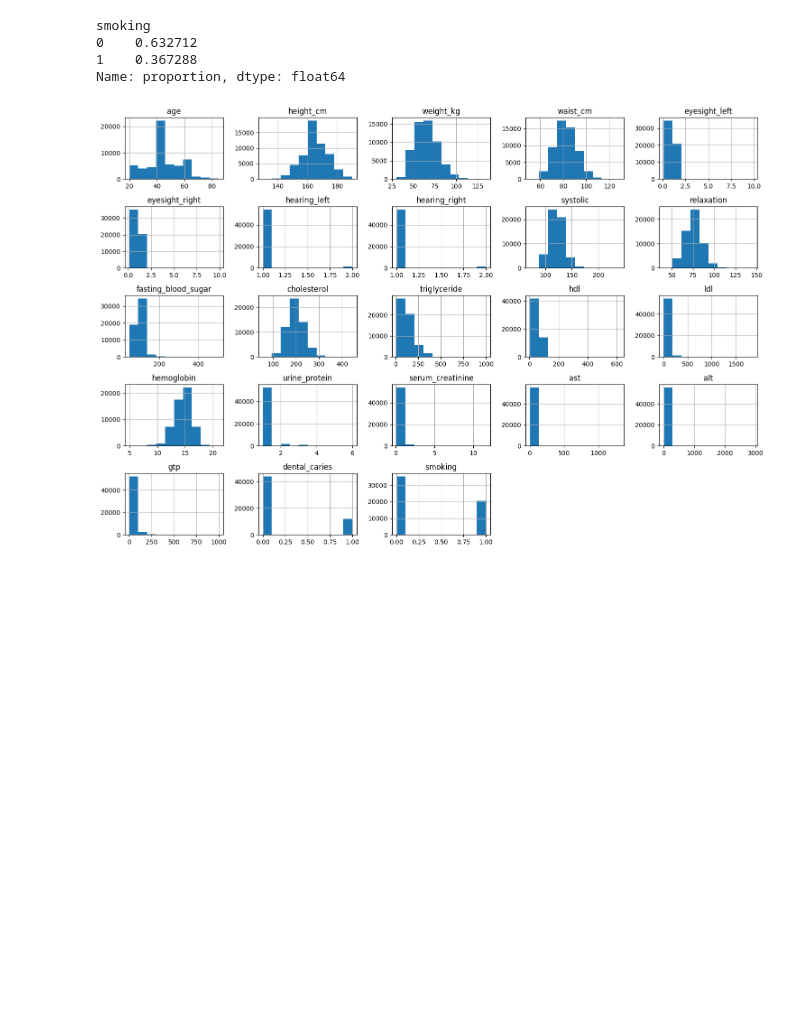
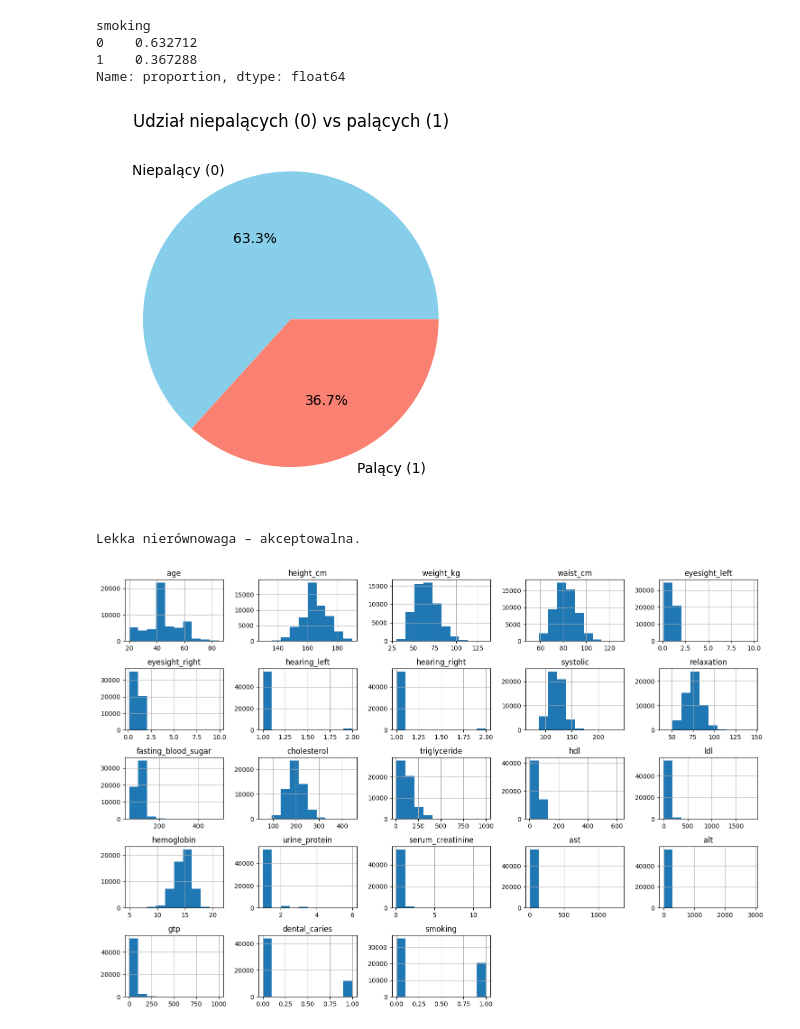
Before and after one commit to msnaspers/ml-pg2025, a Jupyter notebook: projekt_zaliczeniowy.ipynb, the cells around one changed output. Drawn from its saved outputs; the diff is of its cells as text; code cells hidden in the pictures; blank space fills up the shorter version.

```diff
--- a/projekt_zaliczeniowy.ipynb
+++ b/projekt_zaliczeniowy.ipynb
@@ -208,6 +298,34 @@ smoking
 0    0.632712
 1    0.367288
 Name: proportion, dtype: float64
+# %%
+labels = ['Niepalący (0)', 'Palący (1)']
+
+df['smoking'].value_counts(normalize=True).plot(
+    kind='pie',
+    autopct='%1.1f%%',
+    labels=labels,
+    colors=['skyblue', 'salmon'],
+    title='Udział niepalących (0) vs palących (1)',
+    ylabel=''
+)
+plt.show()
+# %% [output]
+[figure, added]
+# %%
+udzial = df['smoking'].value_counts(normalize=True) * 100
+wieksza = udzial.max()
+
+if wieksza <= 60:
+    print("Dane są dobrze zrównoważone.")
+elif wieksza <= 70:
+    print("Lekka nierównowaga – akceptowalna.")
+elif wieksza <= 80:
+    print("Umiarkowana nierównowaga – warto monitorować.")
+else:
+    print("Silna nierównowaga – zalecane balansowanie danych.")
+# %% [output]
+Lekka nierównowaga – akceptowalna.
 # %%
 df.hist(figsize=(15, 10), bins=10)
 plt.tight_layout()
```
Also changed, not shown: parts of 33 cells of this notebook, 1 other file.
